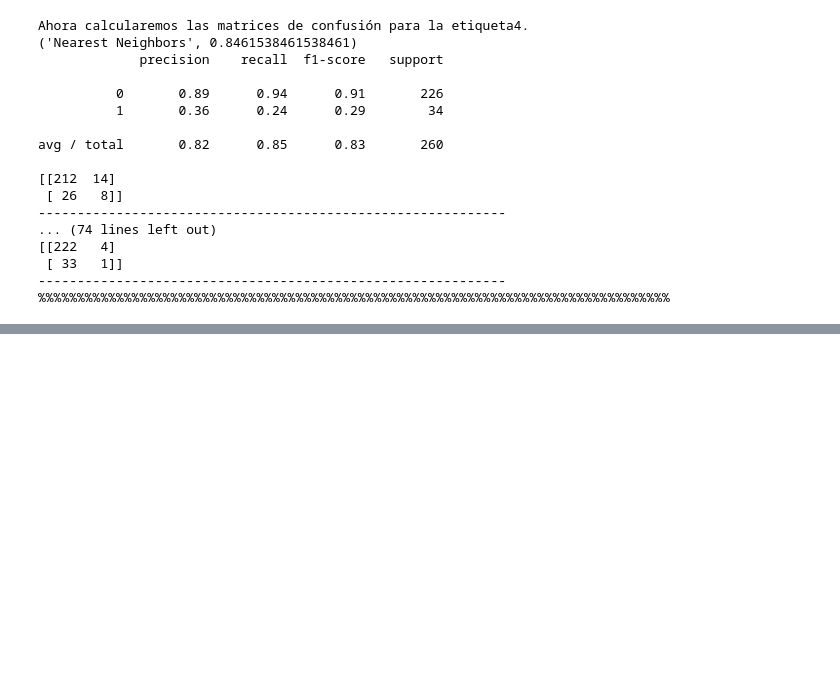
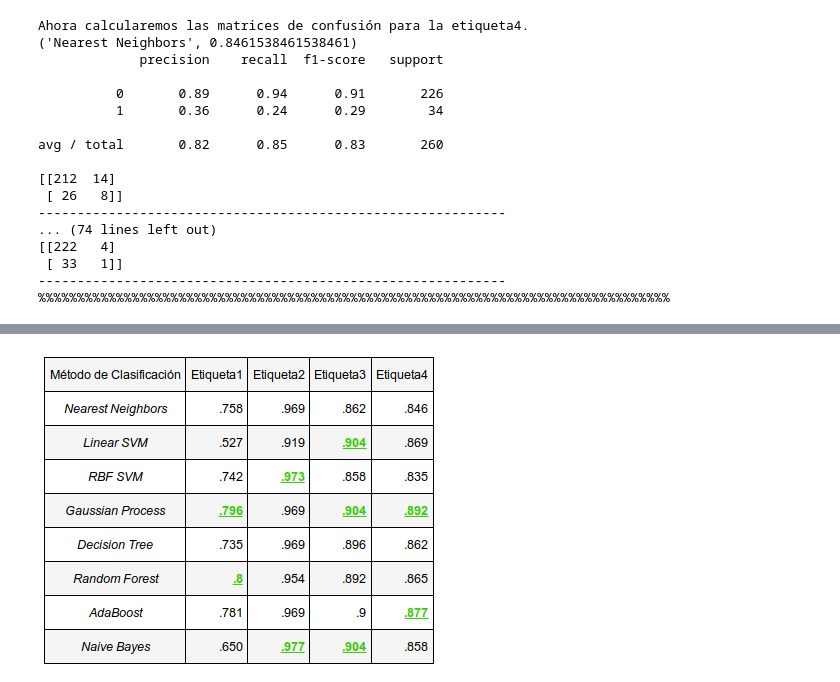
Before and after one commit to SamatarouKami/CIENCIA_DE_DATOS, a Jupyter notebook: P10.ipynb, the cells around one changed output, grey strips where cells are left out. Drawn from its saved outputs; the diff is of its cells as text; code cells hidden in the pictures; blank space fills up the shorter version.

```diff
--- a/P10.ipynb
+++ b/P10.ipynb
@@ -255,0 +248,5 @@ Se puede concluir que con los datos de edad y sexo del participante y el género
+# %%
+from IPython.display import Image
+Image(filename='14.png')
+# %% [output]
+[figure, added]
```
Also changed, not shown: parts of 3 cells of this notebook, 8 other files.
